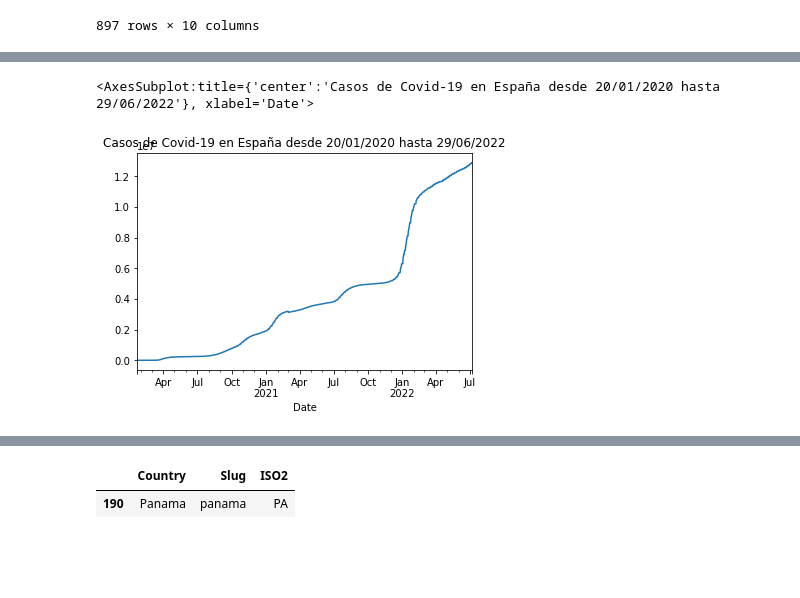
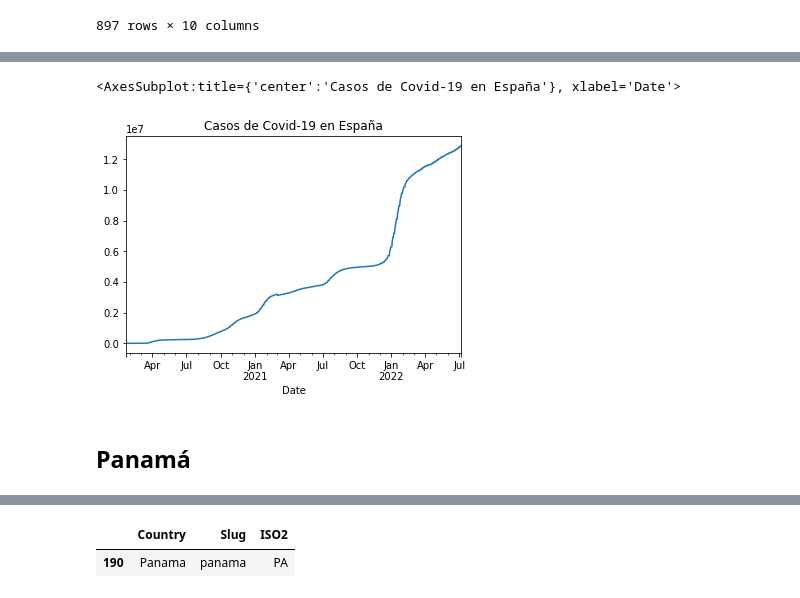
Before and after one commit to nebrijas/jorgelb24-web, a Jupyter notebook: ad4.ipynb, the cells around one changed output, grey strips where cells are left out. Cells and saved outputs as stored; diff of their text form; code cells hidden in the pictures; blank space fills up the shorter version.

```diff
--- a/ad4.ipynb
+++ b/ad4.ipynb
@@ -85,6 +123,8 @@ df_rt_es.tail()
 # %%
 casos_es = df_rt_es.set_index('Date')['Cases']
-casos_es.plot(title="Casos de Covid-19 en España desde 20/01/2020 hasta 29/06/2022")
+casos_es.plot(title="Casos de Covid-19 en España")
 # %% [output]
-<AxesSubplot:title={'center':'Casos de Covid-19 en España desde 20/01/2020 hasta 29/06/2022'}, xlabel='Date'>
+<AxesSubplot:title={'center':'Casos de Covid-19 en España'}, xlabel='Date'>
-[figure, old version]
+[figure, new version]
+# %% [markdown]
+## Panamá
```
Also changed, not shown: parts of 58 cells of this notebook.
